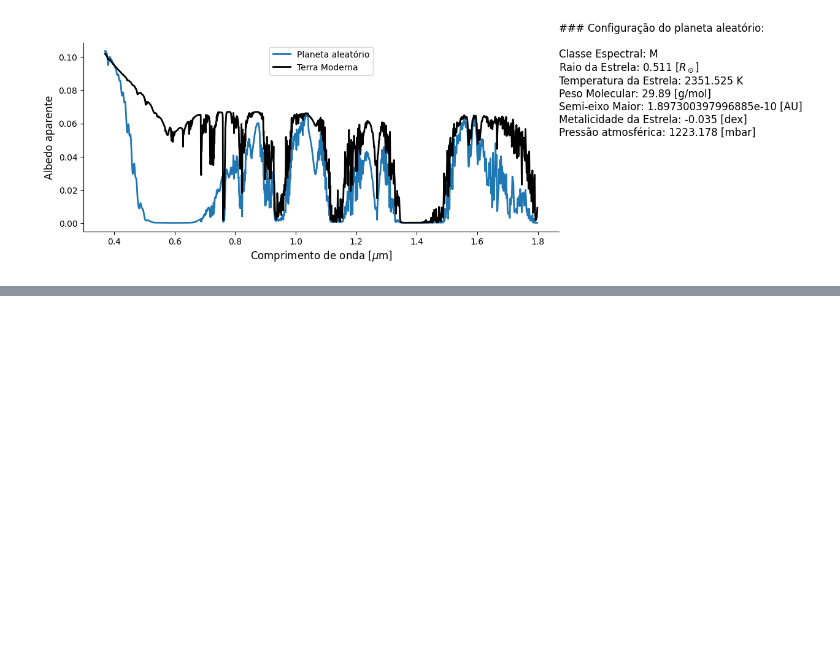
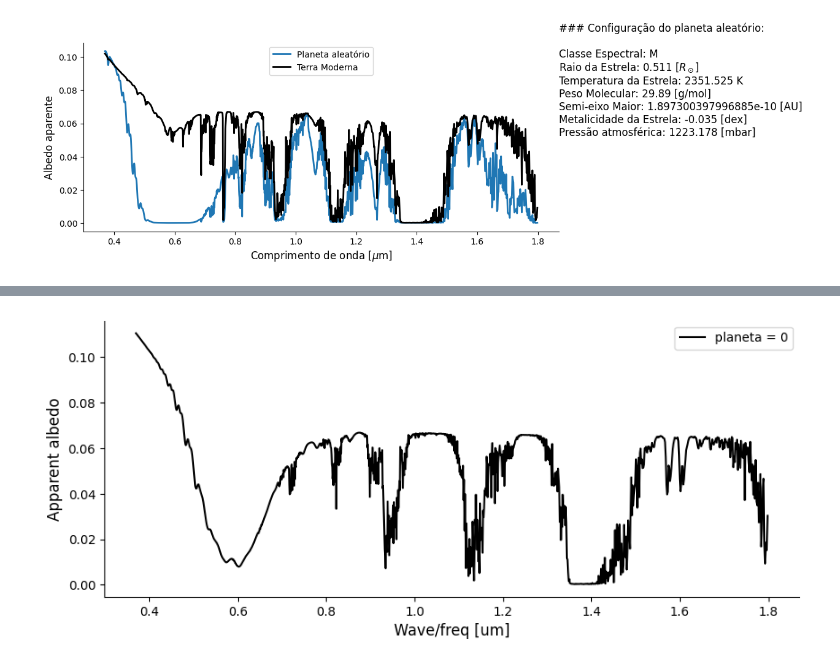
Before and after one commit to SarahBarbosa/geexhp, a Jupyter notebook: notebooks/terra_moderna.ipynb, the cells around one changed output, grey strips where cells are left out. Saved outputs shown, nothing was run; the diff lists cells and outputs as text; code cells hidden in the pictures; blank space fills up the shorter version.

Commit message:
funcao datagen criada

```diff
--- a/notebooks/terra_moderna.ipynb
+++ b/notebooks/terra_moderna.ipynb
@@ -180,0 +199,4 @@ plt.show()
+# %%
+dados = '../data/datagen.parquet'
+dados = pd.read_parquet(dados)
+dados.head()
@@ -180,0 +210,11 @@ plt.show()
+# %%
+indice = np.random.randint(0, len(dados))
+wave_freq = dados.iloc[indice]['Wave/freq [um]']
+total_albedo = dados.iloc[indice]['Total [I/F apparent albedo]']
+
+plt.plot(wave_freq, total_albedo, label = f'planeta = {indice}', c = 'k')
+plt.xlabel('Wave/freq [um]'); plt.ylabel('Apparent albedo')
+plt.legend()
+plt.show()
+# %% [output]
+[figure, added]
```
Also changed, not shown: parts of 15 cells of this notebook, 11 other files.
